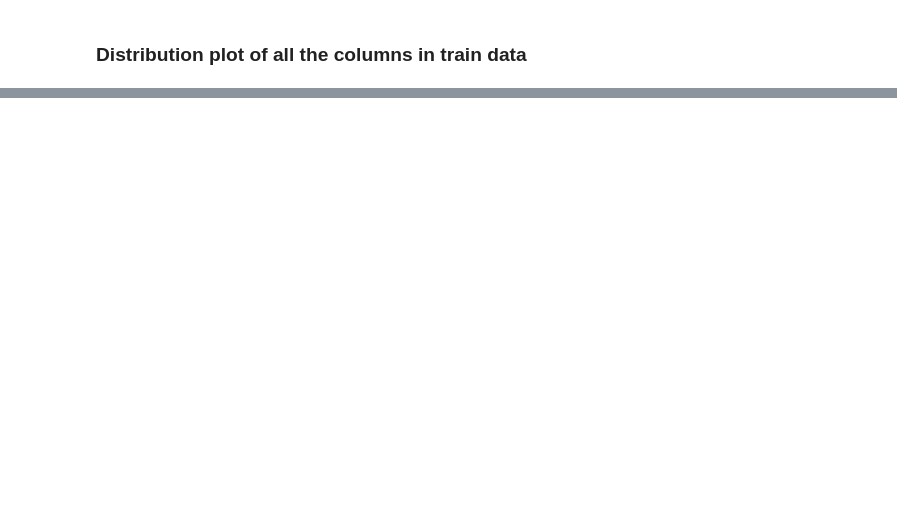
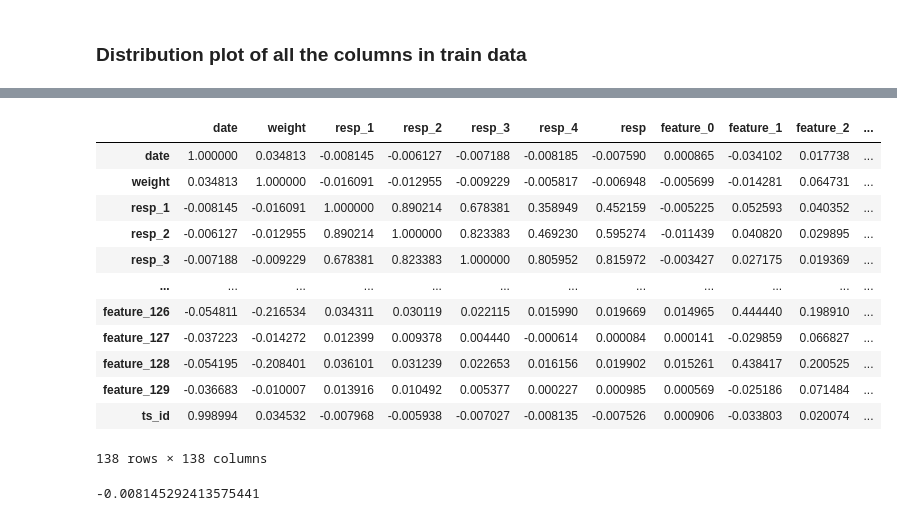
Before and after one commit to ahmadsayeb/jane_street, a Jupyter notebook: jane_street.ipynb, the cells around one changed output, grey strips where cells are left out. Drawn from its saved outputs; the diff is of its cells as text; code cells hidden in the pictures; blank space fills up the shorter version.

```diff
--- a/jane_street.ipynb
+++ b/jane_street.ipynb
@@ -108,0 +150,3 @@ features_hot.tail(5)
+# %%
+# Find correlation between features
+corr_matrix = train_df.corr(method='pearson')
@@ -108,0 +226,20 @@ features_hot.tail(5)
+# %%
+corr_matrix
+# %% [output]
+|  | date | weight | resp_1 | resp_2 | resp_3 | resp_4 | resp | feature_0 | feature_1 | feature_2 | ... |
+| date | 1.000000 | 0.034813 | -0.008145 | -0.006127 | -0.007188 | -0.008185 | -0.007590 | 0.000865 | -0.034102 | 0.017738 | ... |
+| weight | 0.034813 | 1.000000 | -0.016091 | -0.012955 | -0.009229 | -0.005817 | -0.006948 | -0.005699 | -0.014281 | 0.064731 | ... |
+| resp_1 | -0.008145 | -0.016091 | 1.000000 | 0.890214 | 0.678381 | 0.358949 | 0.452159 | -0.005225 | 0.052593 | 0.040352 | ... |
+| resp_2 | -0.006127 | -0.012955 | 0.890214 | 1.000000 | 0.823383 | 0.469230 | 0.595274 | -0.011439 | 0.040820 | 0.029895 | ... |
+| resp_3 | -0.007188 | -0.009229 | 0.678381 | 0.823383 | 1.000000 | 0.805952 | 0.815972 | -0.003427 | 0.027175 | 0.019369 | ... |
+| ... | ... | ... | ... | ... | ... | ... | ... | ... | ... | ... | ... |
+| feature_126 | -0.054811 | -0.216534 | 0.034311 | 0.030119 | 0.022115 | 0.015990 | 0.019669 | 0.014965 | 0.444440 | 0.198910 | ... |
+| feature_127 | -0.037223 | -0.014272 | 0.012399 | 0.009378 | 0.004440 | -0.000614 | 0.000084 | 0.000141 | -0.029859 | 0.066827 | ... |
+| feature_128 | -0.054195 | -0.208401 | 0.036101 | 0.031239 | 0.022653 | 0.016156 | 0.019902 | 0.015261 | 0.438417 | 0.200525 | ... |
+| feature_129 | -0.036683 | -0.010007 | 0.013916 | 0.010492 | 0.005377 | 0.000227 | 0.000985 | 0.000569 | -0.025186 | 0.071484 | ... |
+| ts_id | 0.998994 | 0.034532 | -0.007968 | -0.005938 | -0.007027 | -0.008135 | -0.007526 | 0.000906 | -0.033803 | 0.020074 | ... |
+138 rows × 138 columns
+# %%
+corr_matrix['resp_1']['date']
+# %% [output]
+-0.008145292413575441
```
Also changed, not shown: parts of 14 cells of this notebook.
